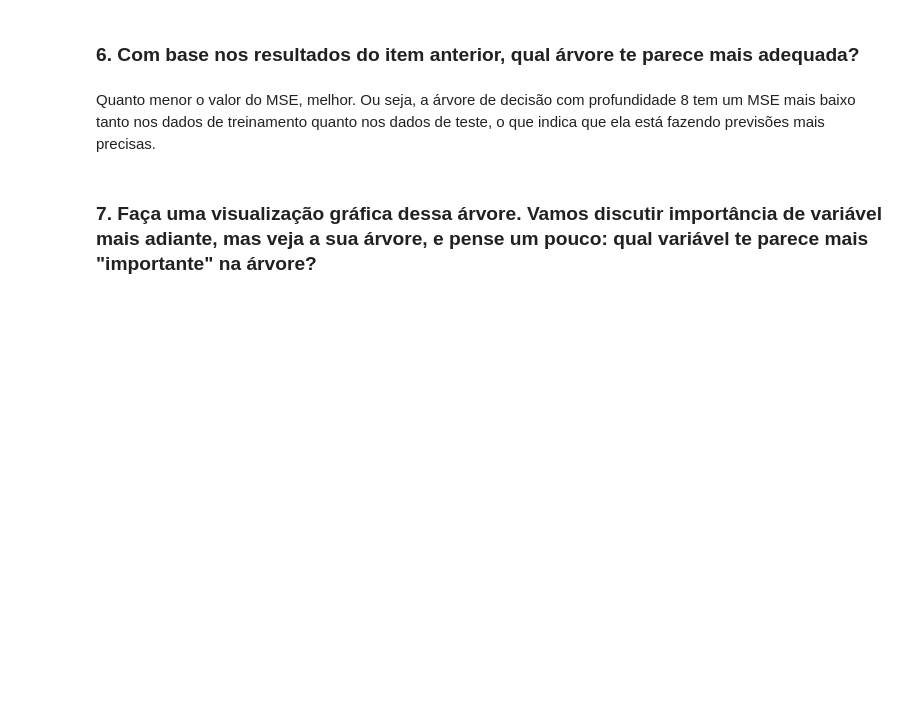
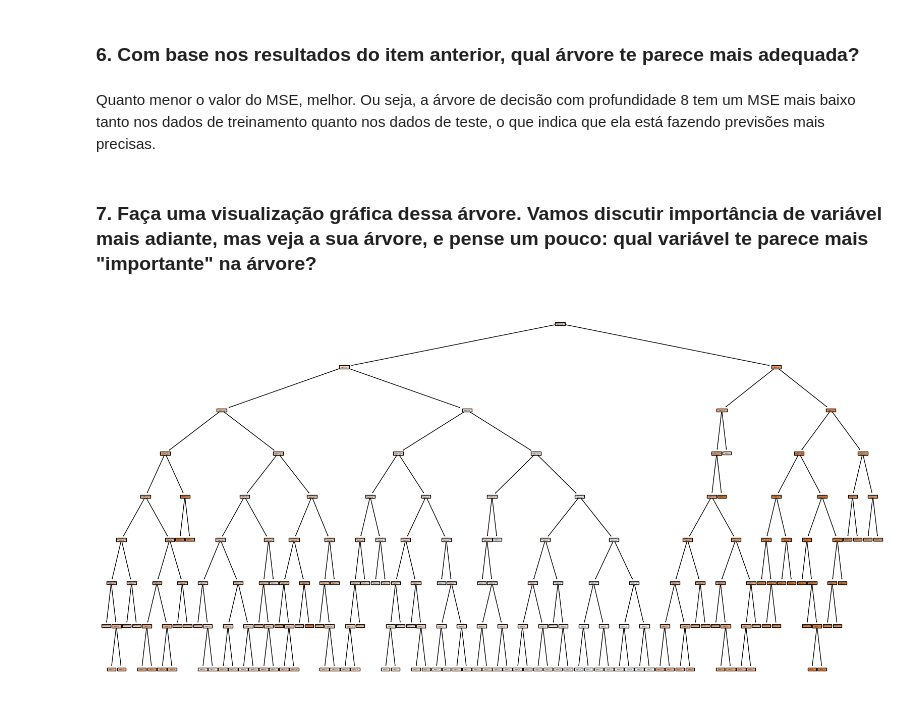
Before and after one commit to r7melo/EBAC-exercicios, a Jupyter notebook: m11/M11E1 Romario Melo.ipynb, the cells around one changed output. Cells and saved outputs as stored; diff of their text form; code cells hidden in the pictures; blank space fills up the shorter version.

```diff
--- a/m11/M11E1 Romario Melo.ipynb
+++ b/m11/M11E1 Romario Melo.ipynb
@@ -174,3 +174,10 @@ O MSE na base de teste da arvore com profundidade 8 é: 20.59
 Quanto menor o valor do MSE, melhor. Ou seja, a árvore de decisão com profundidade 8 tem um MSE mais baixo tanto nos dados de treinamento quanto nos dados de teste, o que indica que ela está fazendo previsões mais precisas.
 # %% [markdown]
 ### 7. Faça uma visualização gráfica dessa árvore. Vamos discutir importância de variável mais adiante, mas veja a sua árvore, e pense um pouco: qual variável te parece mais "importante" na árvore?
+# %%
+plt.rc('figure', figsize=(20, 10))
+tp = tree.plot_tree(regr_2,
+                    feature_names=x.columns.tolist(),
+                    filled=True)
+# %% [output]
+[figure, added]
```
Also changed, not shown: parts of 3 cells of this notebook.
